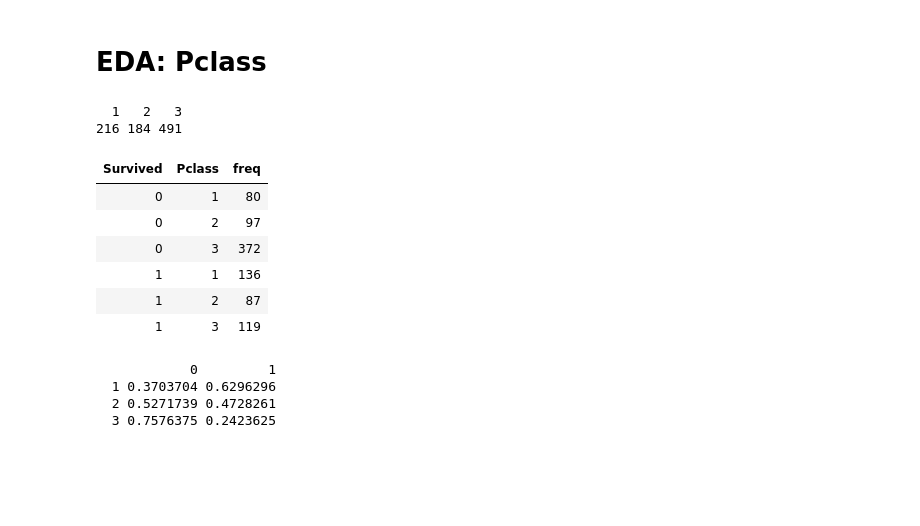
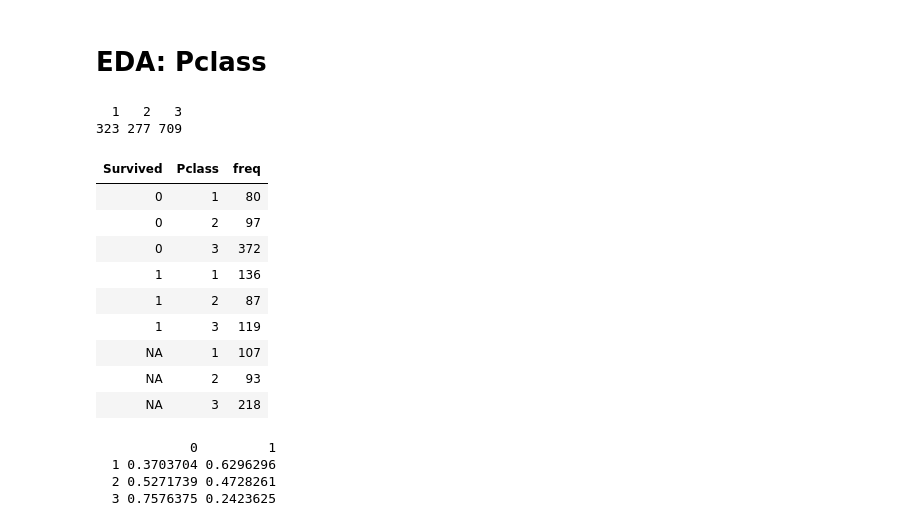
Before and after one commit to jongggg/Titanic, a Jupyter notebook: titanic.ipynb, the cells around one changed output. Cells and saved outputs as stored; diff of their text form; code cells hidden in the pictures; blank space fills up the shorter version.

```diff
--- a/titanic.ipynb
+++ b/titanic.ipynb
@@ -70,3 +84,7 @@ PassengerId    Survived      Pclass        Name         Sex         Age
         891           2           3         891           2          89
       SibSp       Parch      Ticket        Fare       Cabin    Embarked
           7           7         681         248         148           4
+# %%
+full=bind_rows(train,test)
+head(full)
+full=as.data.frame(full)
@@ -96,18 +198,21 @@ prop.table(table(train$Sex,train$Survived),1) #여자들이 생존할 확률이
 # %% [markdown]
 # EDA: Pclass
 # %%
-table(train$Pclass)
+table(full$Pclass)
 # %% [output]
   1   2   3
-216 184 491
+323 277 709
 # %%
-train %>% group_by(Survived, Pclass) %>% summarise(freq = n())
+full %>% group_by(Survived, Pclass) %>% summarise(freq = n())
 # %% [output]
 | Survived | Pclass | freq |
 | 0 | 1 | 80 |
 | 0 | 2 | 97 |
 | 0 | 3 | 372 |
 | 1 | 1 | 136 |
 | 1 | 2 | 87 |
 | 1 | 3 | 119 |
+| NA | 1 | 107 |
+| NA | 2 | 93 |
+| NA | 3 | 218 |
 # %%
```
Also changed, not shown: parts of 53 cells of this notebook.
